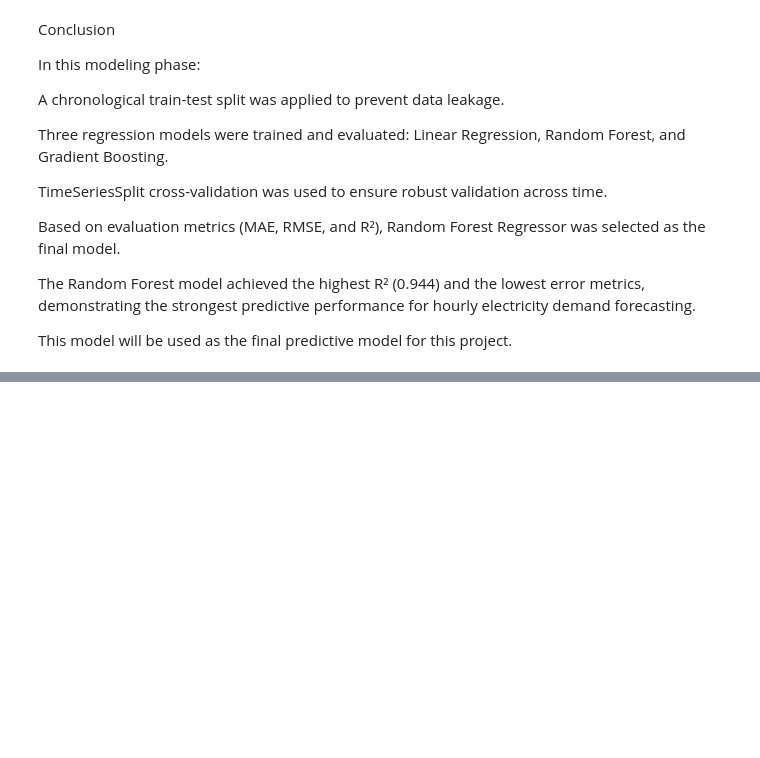
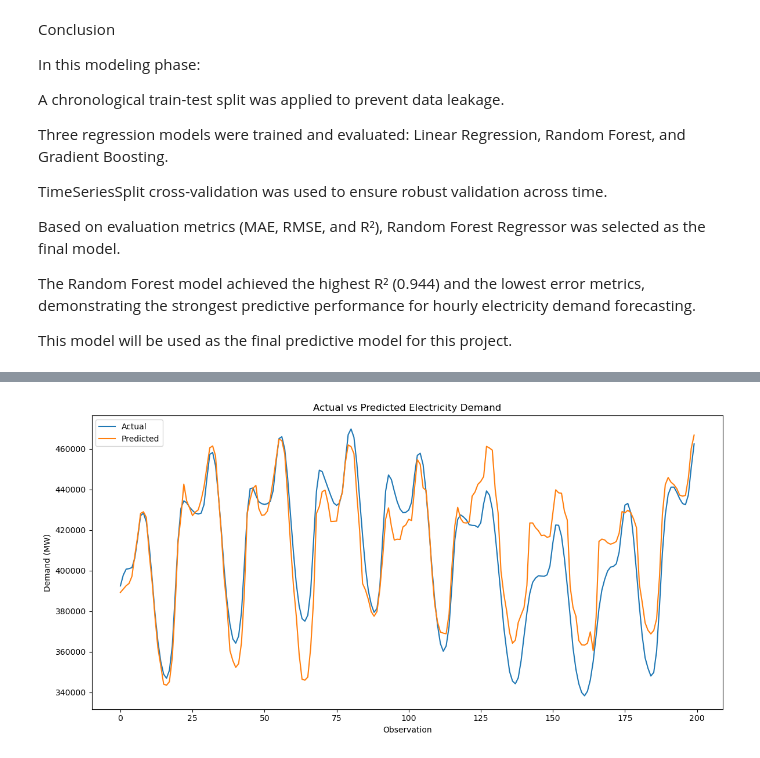
Before and after one commit to JustinAliData/capstone-two-data-wrangling, a Jupyter notebook: notebooks/Capstone_Two_Modeling.ipynb, the cells around one changed output, grey strips where cells are left out. Saved outputs shown, nothing was run; the diff lists cells and outputs as text; code cells hidden in the pictures; blank space fills up the shorter version.

```diff
--- a/notebooks/Capstone_Two_Modeling.ipynb
+++ b/notebooks/Capstone_Two_Modeling.ipynb
@@ -237,0 +268,21 @@ This model will be used as the final predictive model for this project.
+# %%
+rf.fit(X_train, y_train)
+
+predictions = rf.predict(X_test)
+
+plt.figure(figsize=(12,6))
+
+plt.plot(y_test.values[:200], label="Actual")
+plt.plot(predictions[:200], label="Predicted")
+
+plt.title("Actual vs Predicted Electricity Demand")
+plt.xlabel("Observation")
+plt.ylabel("Demand (MW)")
+plt.legend()
+
+plt.tight_layout()
+plt.savefig("actual_vs_predicted.png")
+
+plt.show()
+# %% [output]
+[figure, added]
```
Also changed, not shown: parts of 4 cells of this notebook, 5 other files.
